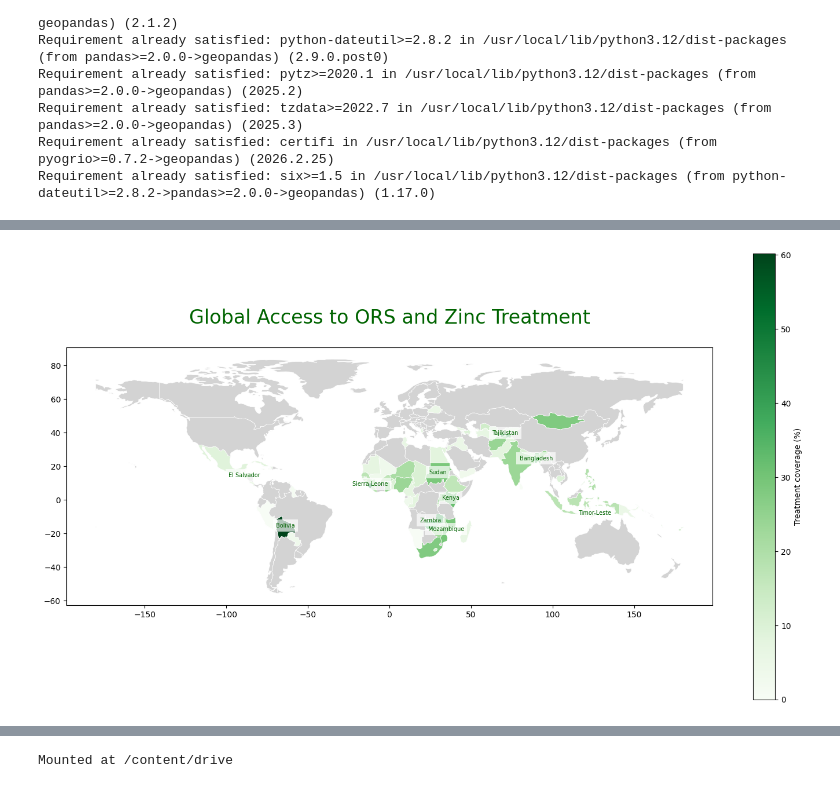
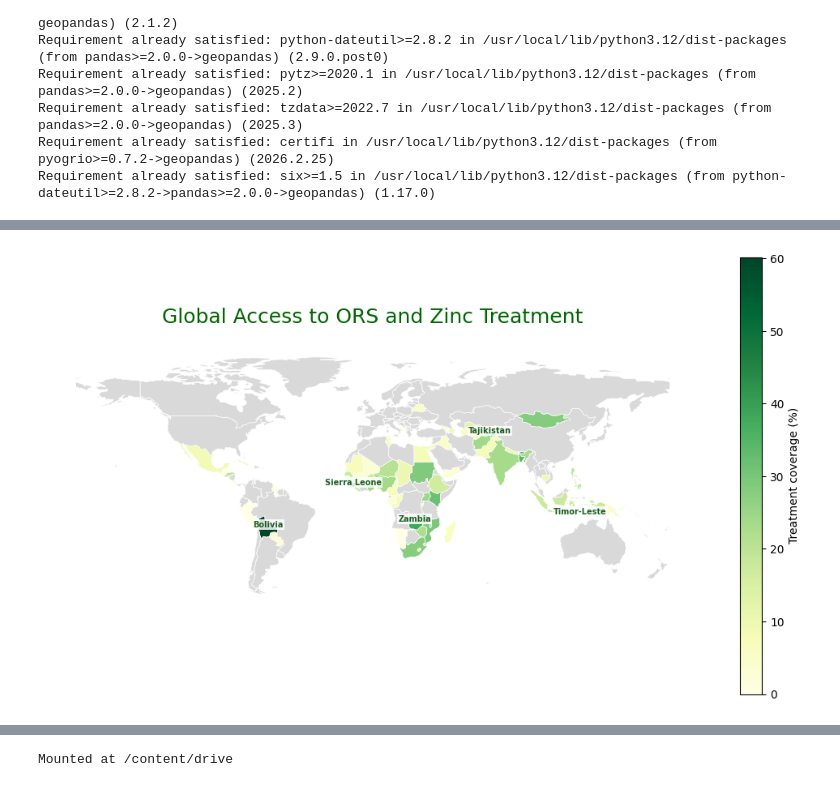
Before and after one commit to laniquahendricks2/laniquahendricks2.github.io, a Jupyter notebook: UNICEF_Assignment.ipynb, the cells around one changed output, grey strips where cells are left out. Cells and saved outputs as stored; diff of their text form; code cells hidden in the pictures.

```diff
--- a/UNICEF_Assignment.ipynb
+++ b/UNICEF_Assignment.ipynb
@@ -408,8 +449,7 @@ The map highlights substantial differences in access to diarrhoea treatment acro
 # %%
+#| label: fig-world-map
 #| echo: false
-import geopandas as gpd
-import matplotlib.pyplot as plt
-import polars as pl
+#| fig-cap: "Treatment coverage varies substantially across countries, with some reporting much higher coverage than others."
 
 # Ensure `latest_country` is defined
 indicator = pl.read_csv("/content/unicef_indicator_2.csv")
@@ -440,45 +480,48 @@ world_data = world.merge(
     how="left"
 )
 
-fig, ax = plt.subplots(figsize=(18, 10))
+fig, ax = plt.subplots(figsize=(13, 7))
 
 world_data_clean = world_data[world_data["NAME"] != "Antarctica"]
 
 world_data_clean.plot(
     column="obs_value",
-    cmap="Greens",
+    cmap="YlGn",
     edgecolor="white",
     linewidth=0.5,
     legend=True,
     legend_kwds={"label": "Treatment coverage (%)"},
-    missing_kwds={"color": "lightgrey"},
+    missing_kwds={"color": "#d9d9d9"},
     ax=ax
 )
 
-# Filter out Bhutan and then select the top 10 countries for annotation
-top10 = (
-    world_data_clean[world_data_clean['country'] != 'Bhutan']
-    .nlargest(10, "obs_value")
+# Select the top 5 countries for cleaner annotation
+top5 = (
+    world_data_clean[world_data_clean["country"] != "Bhutan"]
+    .nlargest(5, "obs_value")
 )
 
-for _, row in top10.iterrows():
+for _, row in top5.iterrows():
     point = row.geometry.representative_point()
     ax.text(
         point.x,
         point.y,
         row["country"],
-        fontsize=7,  # Reduced font size for less clutter
+        fontsize=7,
+        fontweight="bold",
         ha="center",
-        color="darkgreen",
-        bbox=dict(facecolor="white", alpha=0.7, edgecolor="none")
+        color="#1b5e20",
+        bbox=dict(facecolor="white", alpha=0.85, edgecolor="none", pad=1)
     )
 
 ax.set_title(
     "Global Access to ORS and Zinc Treatment",
-    fontsize=24,
+    fontsize=18,
     color="darkgreen",
-    pad=30
+    pad=20
 )
+
+ax.axis("off")
 plt.show()
 # %% [output]
-[figure, old version]
+[figure, new version]
```
Also changed, not shown: parts of 39 cells of this notebook.
